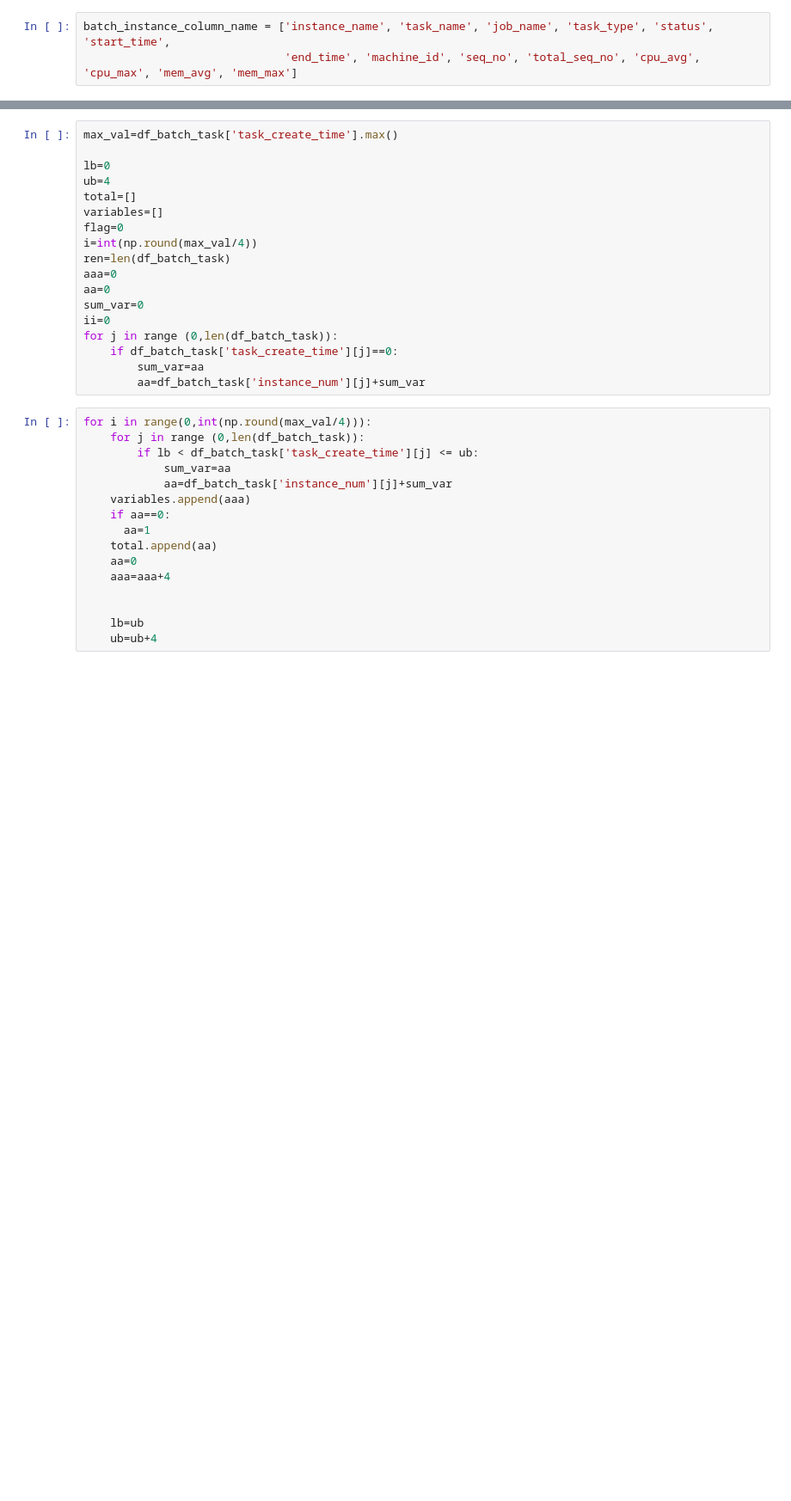
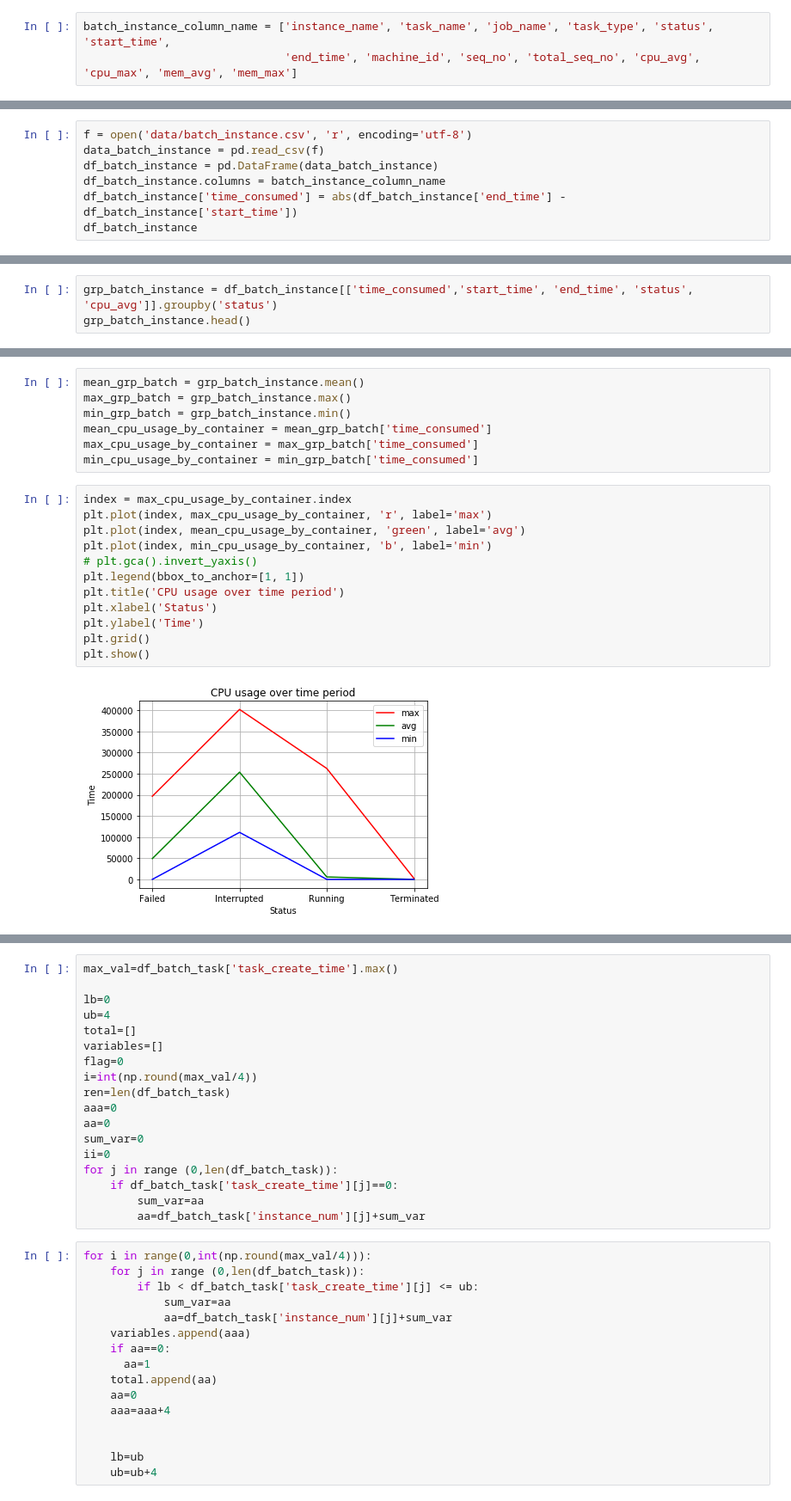
Before and after one commit to jalpa015/RL_Resource_Allocation, a Jupyter notebook: Data Analysis.ipynb, the cells around one changed output, grey strips where cells are left out. Shown at 86% size. Drawn from its saved outputs; the diff is of its cells as text; blank space fills up the shorter version.

```diff
--- a/Data Analysis.ipynb
+++ b/Data Analysis.ipynb
@@ -147,0 +114,7 @@ plt.show()
+# %%
+f = open('data/batch_instance.csv', 'r', encoding='utf-8')
+data_batch_instance = pd.read_csv(f)
+df_batch_instance = pd.DataFrame(data_batch_instance)
+df_batch_instance.columns = batch_instance_column_name
+df_batch_instance['time_consumed'] = abs(df_batch_instance['end_time'] - df_batch_instance['start_time'])
+df_batch_instance
@@ -147,0 +135,3 @@ plt.show()
+# %%
+grp_batch_instance = df_batch_instance[['time_consumed','start_time', 'end_time', 'status', 'cpu_avg']].groupby('status')
+grp_batch_instance.head()
@@ -147,0 +156,21 @@ plt.show()
+# %%
+mean_grp_batch = grp_batch_instance.mean()
+max_grp_batch = grp_batch_instance.max()
+min_grp_batch = grp_batch_instance.min()
+mean_cpu_usage_by_container = mean_grp_batch['time_consumed']
+max_cpu_usage_by_container = max_grp_batch['time_consumed']
+min_cpu_usage_by_container = min_grp_batch['time_consumed']
+# %%
+index = max_cpu_usage_by_container.index
+plt.plot(index, max_cpu_usage_by_container, 'r', label='max')
+plt.plot(index, mean_cpu_usage_by_container, 'green', label='avg')
+plt.plot(index, min_cpu_usage_by_container, 'b', label='min')
+# plt.gca().invert_yaxis()
+plt.legend(bbox_to_anchor=[1, 1])
+plt.title('CPU usage over time period')
+plt.xlabel('Status')
+plt.ylabel('Time')
+plt.grid()
+plt.show()
+# %% [output]
+[figure, added]
```
Also changed, not shown: parts of 17 cells of this notebook, 3 other files.
